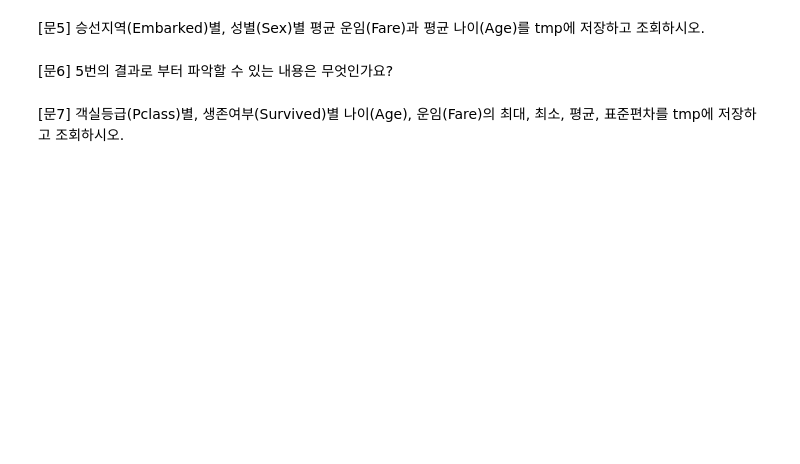
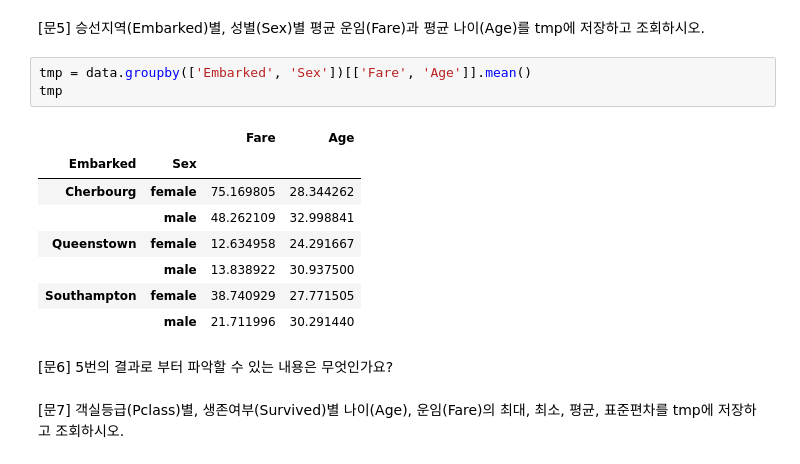
Before and after one commit to JReal2/aivle6-practice, a Jupyter notebook: python-basic/chapter 08. Pandas기초2.ipynb, the cells around one changed output. Cells and saved outputs as stored; diff of their text form; blank space fills up the shorter version.

```diff
--- a/python-basic/chapter 08. Pandas기초2.ipynb
+++ b/python-basic/chapter 08. Pandas기초2.ipynb
@@ -794,5 +809,17 @@ data.groupby(['Month'])[['Ozone', 'Wind', 'Temp']].agg(['max', 'min', 'mean', 's
 # %% [markdown]
 [문5] 승선지역(Embarked)별, 성별(Sex)별 평균 운임(Fare)과 평균 나이(Age)를 tmp에 저장하고 조회하시오.
+# %%
+tmp = data.groupby(['Embarked', 'Sex'])[['Fare', 'Age']].mean()
+tmp
+# %% [output]
+|  |  | Fare | Age |
+| Embarked | Sex |  |  |
+| Cherbourg | female | 75.169805 | 28.344262 |
+|  | male | 48.262109 | 32.998841 |
+| Queenstown | female | 12.634958 | 24.291667 |
+|  | male | 13.838922 | 30.937500 |
+| Southampton | female | 38.740929 | 27.771505 |
+|  | male | 21.711996 | 30.291440 |
 # %% [markdown]
 [문6] 5번의 결과로 부터 파악할 수 있는 내용은 무엇인가요?
 # %% [markdown]
```
Also changed, not shown: parts of 6 cells of this notebook, 2 other files.
